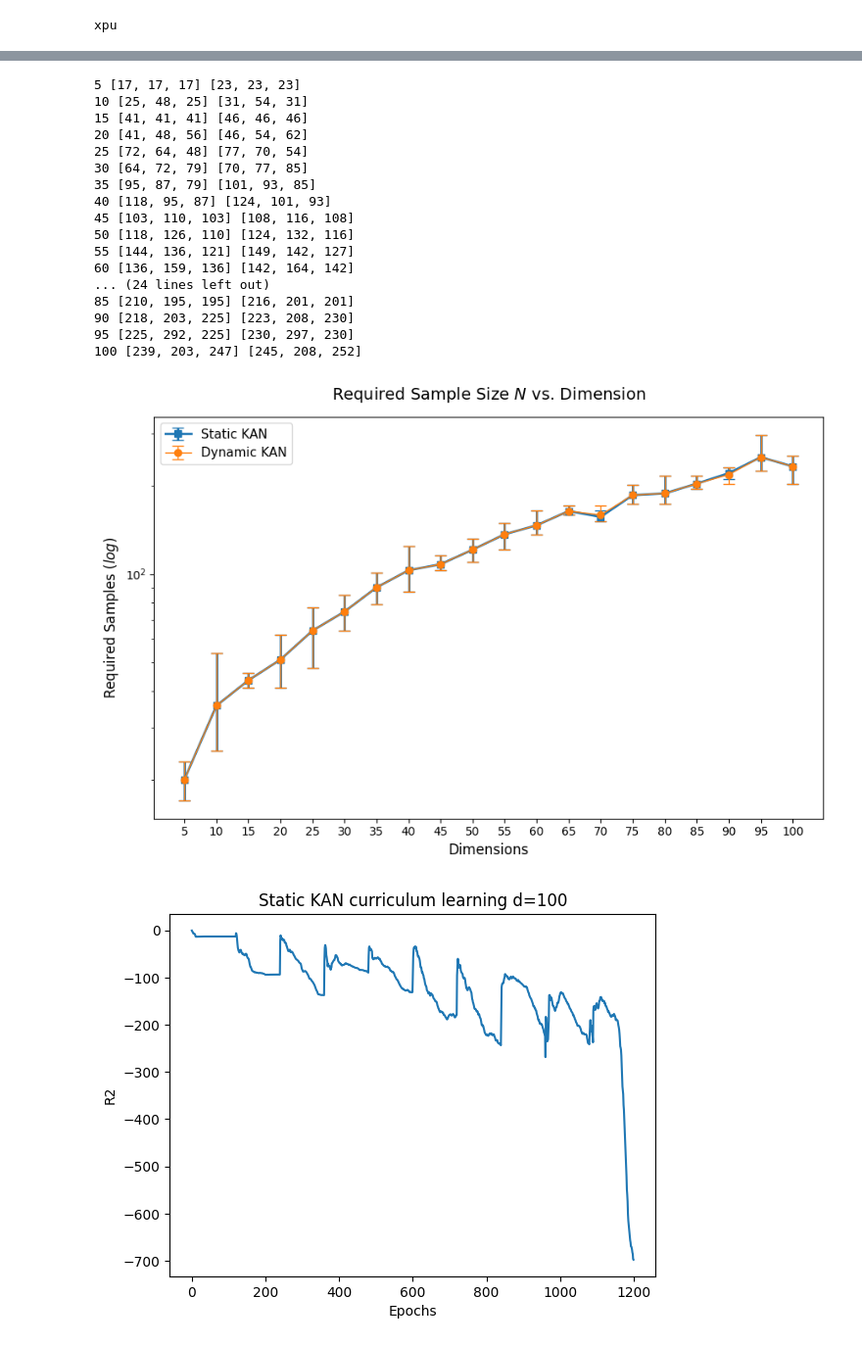
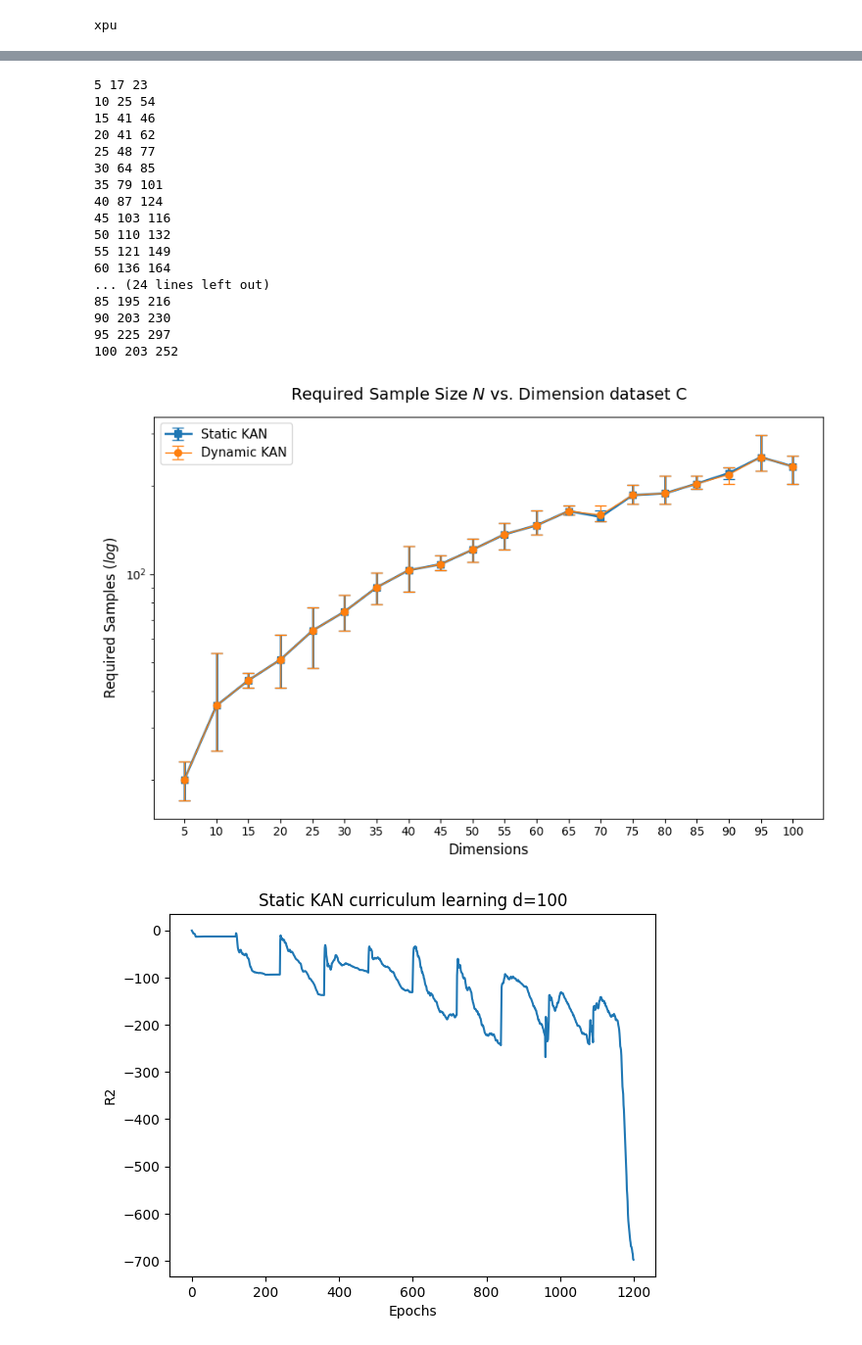
Before and after one commit to runanhan/kan-robustness-scaling, a Jupyter notebook: 2-curse-of-dimensionality.ipynb, the cells around one changed output, grey strips where cells are left out. Shown at 98% size. Saved outputs shown, nothing was run; the diff lists cells and outputs as text; code cells hidden in the pictures.

```diff
--- a/2-curse-of-dimensionality.ipynb
+++ b/2-curse-of-dimensionality.ipynb
@@ -158,10 +132,10 @@ def process_kan_data(kan_type, dimensions, seeds):
             dim_lows.append(low)
             dim_highs.append(high)
 
-        # Absolute min/max across all seeds
-        print(d, dim_lows, dim_highs)
         absolute_min = min(dim_lows)
         absolute_max = max(dim_highs)
+
+        print(d, absolute_min, absolute_max)
 
         # Calculate center point (mean of midpoints)
         mid_points = [(l + h) / 2 for l, h in zip(dim_lows, dim_highs)]
@@ -195,51 +169,51 @@ plt.errorbar(
 )
 
 # Plot Dynamic KAN (Orange/Coral)
 plt.errorbar(
     dims_dynamic,
     log_N_dynamic,
     yerr=yerr_dynamic,
     fmt='-o',          # Square markers 's' to visually distinguish from circles
     capsize=5,
     color='#ff7f0e',   # Clean orange color
     linewidth=1,
     markersize=6,
     label="Dynamic KAN"
 )
 
 # 3. Customize labels and styling
 plt.xlabel("Dimensions", fontsize=12)
 plt.ylabel("Required Samples ($log$)", fontsize=12)
-plt.title("Required Sample Size $N$ vs. Dimension", fontsize=14, pad=15)
+plt.title(f"Required Sample Size $N$ vs. Dimension dataset C", fontsize=14, pad=15)
 plt.yscale('log')
 
 plt.xticks(dimensions)
 # plt.grid(True, linestyle='--', alpha=0.5, which="both")
 plt.legend(fontsize=11)
 
 # Display the plot
 plt.tight_layout()
 plt.savefig(f"2-result.png", bbox_inches='tight', dpi=300)
 plt.show()
 # %% [output]
-5 [17, 17, 17] [23, 23, 23]
-10 [25, 48, 25] [31, 54, 31]
-15 [41, 41, 41] [46, 46, 46]
-20 [41, 48, 56] [46, 54, 62]
-25 [72, 64, 48] [77, 70, 54]
-30 [64, 72, 79] [70, 77, 85]
-35 [95, 87, 79] [101, 93, 85]
-40 [118, 95, 87] [124, 101, 93]
-45 [103, 110, 103] [108, 116, 108]
-50 [118, 126, 110] [124, 132, 116]
-55 [144, 136, 121] [149, 142, 127]
-60 [136, 159, 136] [142, 164, 142]
+5 17 23
+10 25 54
+15 41 46
+20 41 62
+25 48 77
+30 64 85
+35 79 101
+40 87 124
+45 103 116
+50 110 132
+55 121 149
+60 136 164
 ... (24 lines left out)
-85 [210, 195, 195] [216, 201, 201]
-90 [218, 203, 225] [223, 208, 230]
-95 [225, 292, 225] [230, 297, 230]
-100 [239, 203, 247] [245, 208, 252]
+85 195 216
+90 203 230
+95 225 297
+100 203 252
-[figure, old version]
+[figure, new version]
 # %%
 import matplotlib.pyplot as plt
 plt.plot(static_kan_A['r2s'])
```
Also changed, not shown: parts of 1 cell of this notebook, 11 other files.
